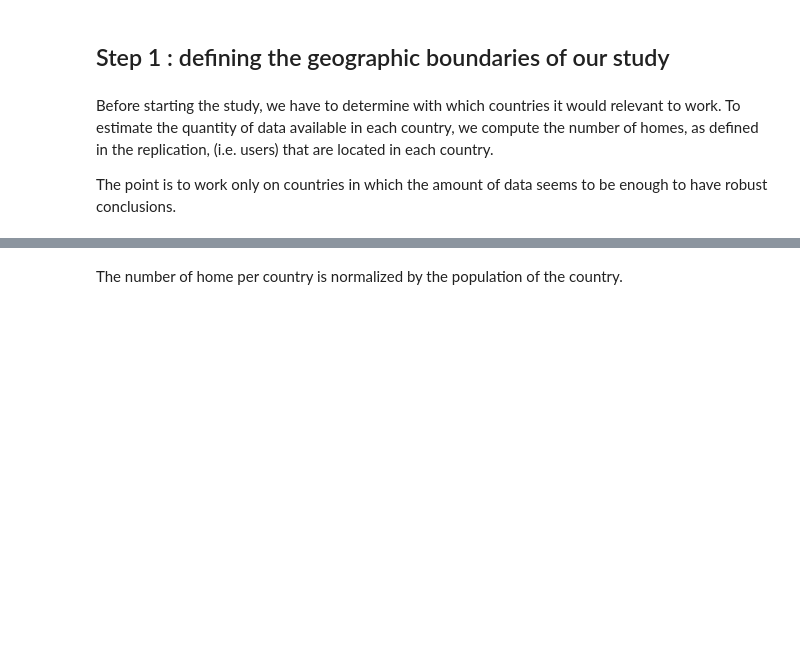
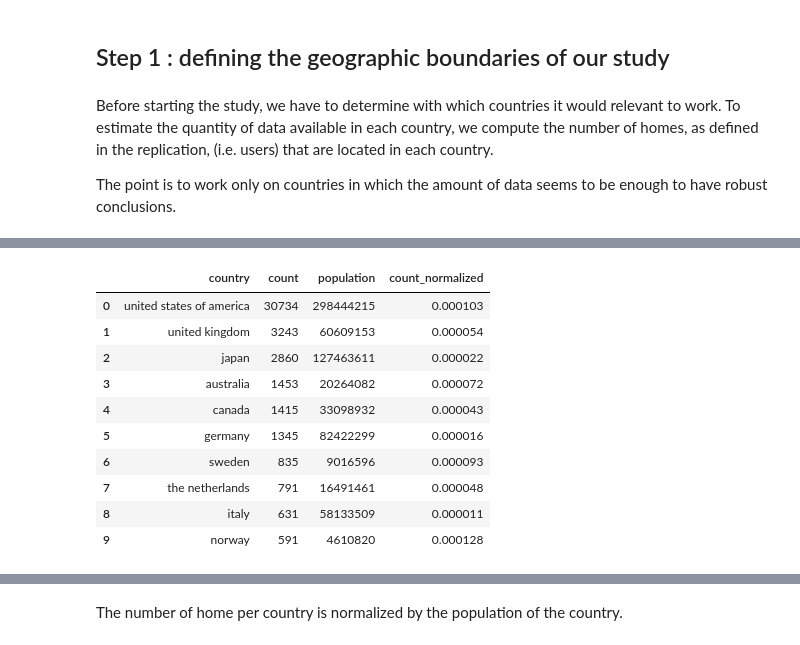
Before and after one commit to epfl-ada/ada-2020-project-milestone-p3-p3_runtime-error, a Jupyter notebook: creative_extension.ipynb, the cells around one changed output, grey strips where cells are left out. Saved outputs shown, nothing was run; the diff lists cells and outputs as text; code cells hidden in the pictures; blank space fills up the shorter version.

```diff
--- a/creative_extension.ipynb
+++ b/creative_extension.ipynb
@@ -111,3 +111,17 @@ gowalla_homes_per_country.head(10)
+# %%
+brightkite_homes_per_country.head(10)
+# %% [output]
+|  | country | count | population | count_normalized |
+| 0 | united states of america | 30734 | 298444215 | 0.000103 |
+| 1 | united kingdom | 3243 | 60609153 | 0.000054 |
+| 2 | japan | 2860 | 127463611 | 0.000022 |
+| 3 | australia | 1453 | 20264082 | 0.000072 |
+| 4 | canada | 1415 | 33098932 | 0.000043 |
+| 5 | germany | 1345 | 82422299 | 0.000016 |
+| 6 | sweden | 835 | 9016596 | 0.000093 |
+| 7 | the netherlands | 791 | 16491461 | 0.000048 |
+| 8 | italy | 631 | 58133509 | 0.000011 |
+| 9 | norway | 591 | 4610820 | 0.000128 |
 # %%
 brightkite_homes_per_country = brightkite_homes_per_country.merge(population, how = 'inner', on = ['country'])
 gowalla_homes_per_country = gowalla_homes_per_country.merge(population, how = 'inner', on = ['country'])
```
Also changed, not shown: parts of 19 cells of this notebook.
